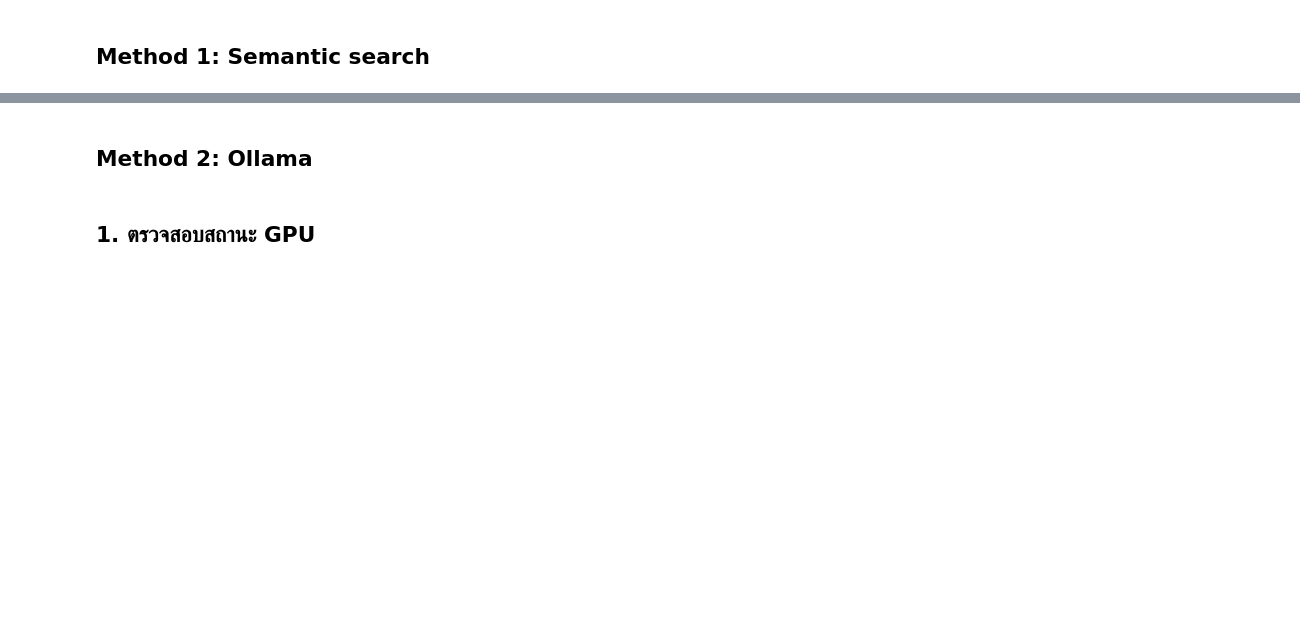
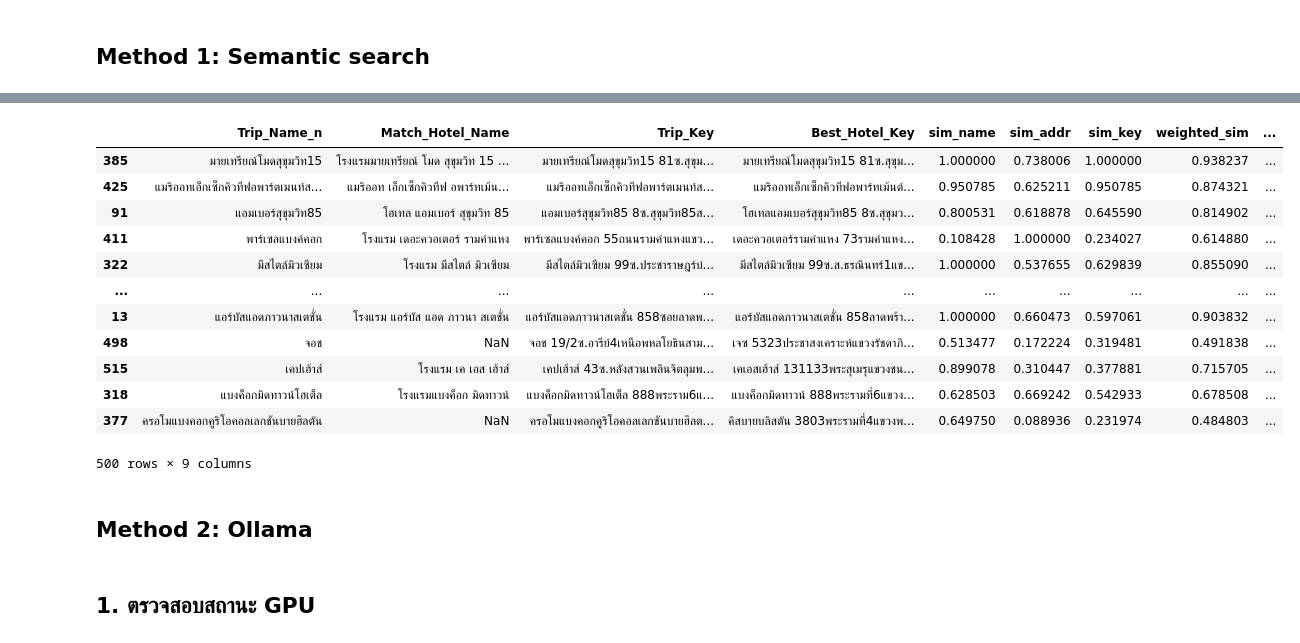
Before and after one commit to Thanrada2024/illegal_accommodation, a Jupyter notebook: DS_task.ipynb, the cells around one changed output, grey strips where cells are left out. Cells and saved outputs as stored; diff of their text form; code cells hidden in the pictures; blank space fills up the shorter version.

```diff
--- a/DS_task.ipynb
+++ b/DS_task.ipynb
@@ -551,3 +432,19 @@ Index(['Trip_Name', 'Trip_URL', 'Trip_Address', 'OTA', 'Trip_Name_n',
+# %%
+trip_match[['Trip_Name_n','Match_Hotel_Name','Trip_Key','Best_Hotel_Key','sim_name','sim_addr','sim_key','weighted_sim','is_match']]
+# %% [output]
+|  | Trip_Name_n | Match_Hotel_Name | Trip_Key | Best_Hotel_Key | sim_name | sim_addr | sim_key | weighted_sim | ... |
+| 385 | มายเทรียณ์โมดสุขุมวิท15 | โรงแรมมายเทรียณ์ โมด สุขุมวิท 15 ... | มายเทรียณ์โมดสุขุมวิท15 81ซ.สุขุม... | มายเทรียณ์โมดสุขุมวิท15 81ซ.สุขุม... | 1.000000 | 0.738006 | 1.000000 | 0.938237 | ... |
+| 425 | แมริออทเอ็กเซ็กคิวทีฟอพาร์ตเมนท์ส... | แมริออท เอ็กเซ็กคิวทีฟ อพาร์ทเม้น... | แมริออทเอ็กเซ็กคิวทีฟอพาร์ตเมนท์ส... | แมริออทเอ็กเซ็กคิวทีฟอพาร์ทเม้นต์... | 0.950785 | 0.625211 | 0.950785 | 0.874321 | ... |
+| 91 | แอมเบอร์สุขุมวิท85 | โฮเทล แอมเบอร์ สุขุมวิท 85 | แอมเบอร์สุขุมวิท85 8ซ.สุขุมวิท85ส... | โฮเทลแอมเบอร์สุขุมวิท85 8ซ.สุขุมว... | 0.800531 | 0.618878 | 0.645590 | 0.814902 | ... |
+| 411 | พาร์เซลแบงค์คอก | โรงแรม เดอะควอเตอร์ รามคำแหง | พาร์เซลแบงค์คอก 55ถนนรามคําแหงแขว... | เดอะควอเตอร์รามคําแหง 73รามคําแหง... | 0.108428 | 1.000000 | 0.234027 | 0.614880 | ... |
+| 322 | มีสไตล์มิวเซียม | โรงแรม มีสไตล์ มิวเซียม | มีสไตล์มิวเซียม 99ซ.ประชาราษฎร์บํ... | มีสไตล์มิวเซียม 99ซ.ส.ธรณินทร์1แข... | 1.000000 | 0.537655 | 0.629839 | 0.855090 | ... |
+| ... | ... | ... | ... | ... | ... | ... | ... | ... | ... |
+| 13 | แอร์บัสแอดภาวนาสเตชั่น | โรงแรม แอร์บัส แอด ภาวนา สเตชั่น | แอร์บัสแอดภาวนาสเตชั่น 858ซอยลาดพ... | แอร์บัสแอดภาวนาสเตชั่น 858ลาดพร้า... | 1.000000 | 0.660473 | 0.597061 | 0.903832 | ... |
+| 498 | จอช | NaN | จอช 19/2ซ.อารีย์4เหนือพหลโยธินสาม... | เจซ 5323ประชาสงเคราะห์แขวงรัชดาภิ... | 0.513477 | 0.172224 | 0.319481 | 0.491838 | ... |
+| 515 | เคปเฮ้าส์ | โรงแรม เค เอส เฮ้าส์ | เคปเฮ้าส์ 43ซ.หลังสวนเพลินจิตลุมพ... | เคเอสเฮ้าส์ 131133พระสุเมรุแขวงชน... | 0.899078 | 0.310447 | 0.377881 | 0.715705 | ... |
+| 318 | แบงค็อกมิดทาวน์โฮเต็ล | โรงแรมแบงค็อก มิดทาวน์ | แบงค็อกมิดทาวน์โฮเต็ล 888พระราม6แ... | แบงค็อกมิดทาวน์ 888พระรามที่6แขวง... | 0.628503 | 0.669242 | 0.542933 | 0.678508 | ... |
+| 377 | ครอโมแบงคอกคูริโอคอลเลกชันบายฮิลตัน | NaN | ครอโมแบงคอกคูริโอคอลเลกชันบายฮิลต... | คิสบายบลิสตัน 3803พระรามที่4แขวงพ... | 0.649750 | 0.088936 | 0.231974 | 0.484803 | ... |
+500 rows × 9 columns
 # %% [markdown]
 ## Method 2: Ollama
 # %%
```
Also changed, not shown: parts of 14 cells of this notebook.
